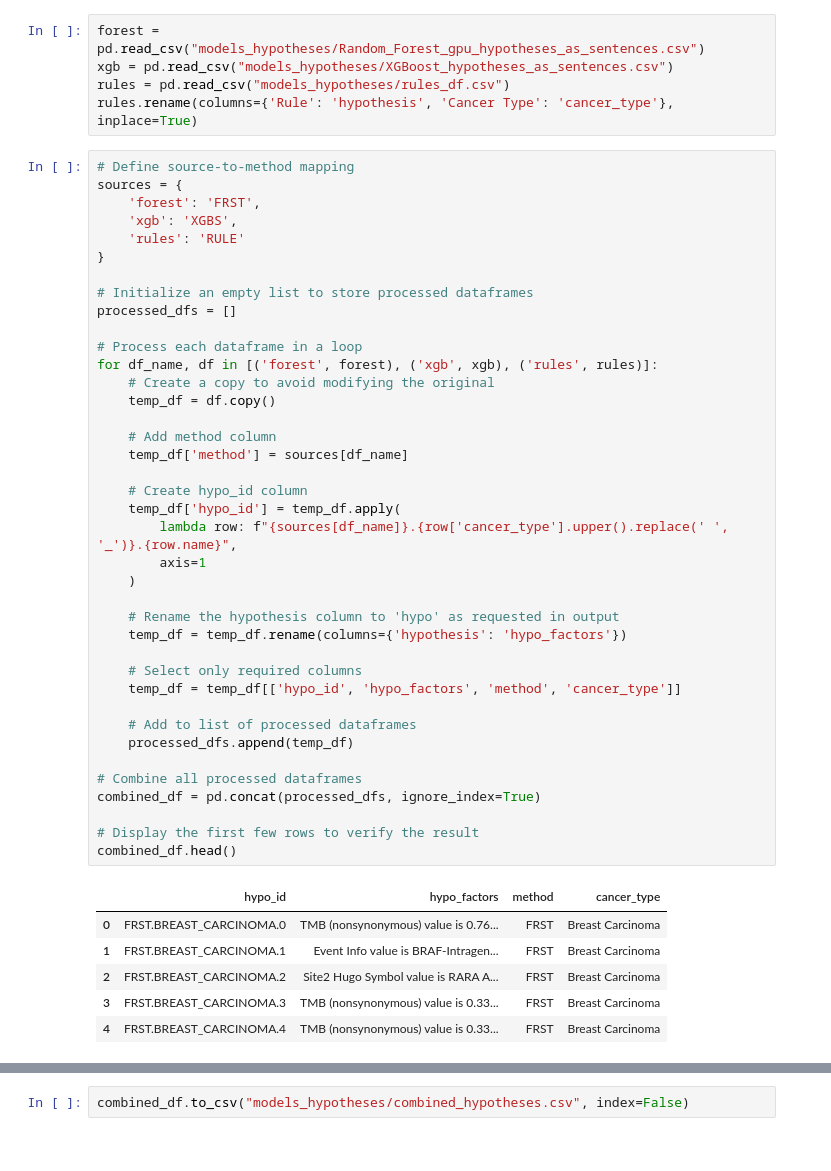
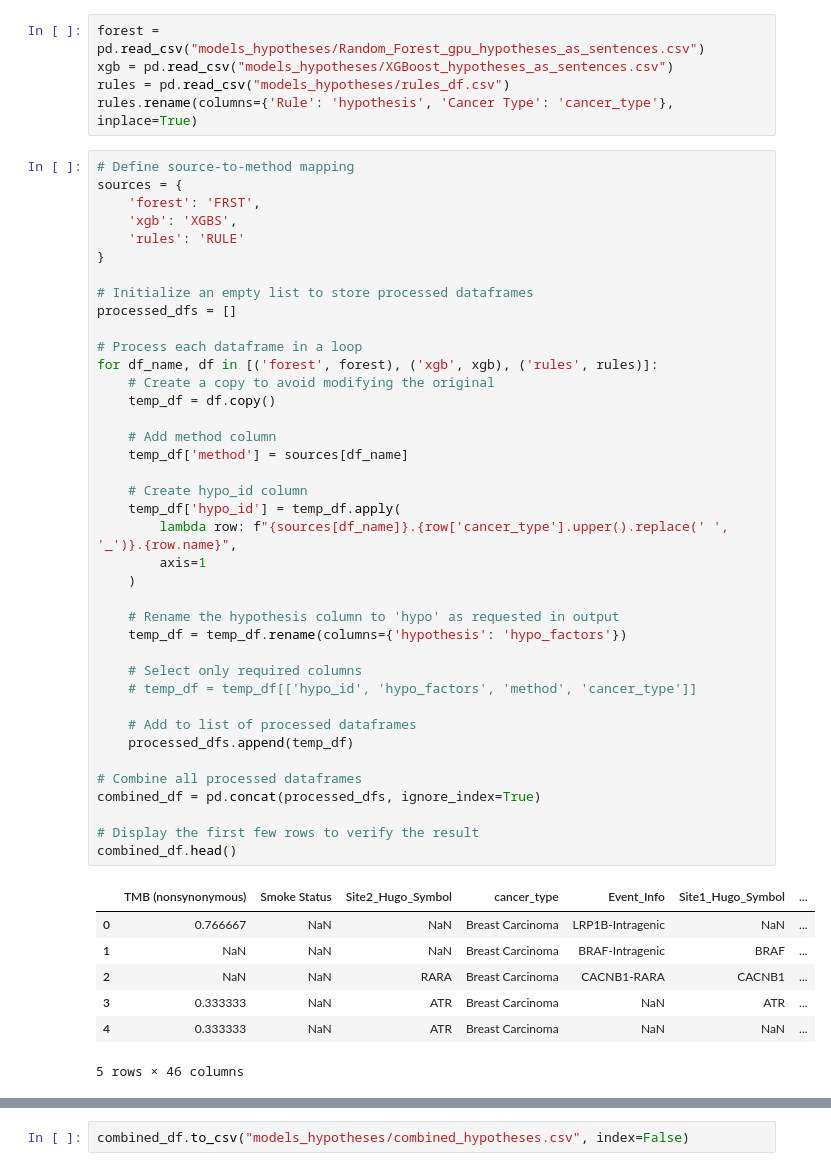
Before and after one commit to Taneun/OncoHypothesis-LLM-Ranker, a Jupyter notebook: pan_cancer/merging_hypo.ipynb, the cells around one changed output, grey strips where cells are left out. Drawn from its saved outputs; the diff is of its cells as text.

```diff
--- a/pan_cancer/merging_hypo.ipynb
+++ b/pan_cancer/merging_hypo.ipynb
@@ -17,38 +17,39 @@ sources = {
 processed_dfs = []
 
 # Process each dataframe in a loop
 for df_name, df in [('forest', forest), ('xgb', xgb), ('rules', rules)]:
     # Create a copy to avoid modifying the original
     temp_df = df.copy()
 
     # Add method column
     temp_df['method'] = sources[df_name]
 
     # Create hypo_id column
     temp_df['hypo_id'] = temp_df.apply(
         lambda row: f"{sources[df_name]}.{row['cancer_type'].upper().replace(' ', '_')}.{row.name}",
         axis=1
     )
 
     # Rename the hypothesis column to 'hypo' as requested in output
     temp_df = temp_df.rename(columns={'hypothesis': 'hypo_factors'})
 
     # Select only required columns
-    temp_df = temp_df[['hypo_id', 'hypo_factors', 'method', 'cancer_type']]
+    # temp_df = temp_df[['hypo_id', 'hypo_factors', 'method', 'cancer_type']]
 
     # Add to list of processed dataframes
     processed_dfs.append(temp_df)
 
 # Combine all processed dataframes
 combined_df = pd.concat(processed_dfs, ignore_index=True)
 
 # Display the first few rows to verify the result
 combined_df.head()
 # %% [output]
-|  | hypo_id | hypo_factors | method | cancer_type |
-| 0 | FRST.BREAST_CARCINOMA.0 | TMB (nonsynonymous) value is 0.76... | FRST | Breast Carcinoma |
-| 1 | FRST.BREAST_CARCINOMA.1 | Event Info value is BRAF-Intragen... | FRST | Breast Carcinoma |
-| 2 | FRST.BREAST_CARCINOMA.2 | Site2 Hugo Symbol value is RARA A... | FRST | Breast Carcinoma |
-| 3 | FRST.BREAST_CARCINOMA.3 | TMB (nonsynonymous) value is 0.33... | FRST | Breast Carcinoma |
-| 4 | FRST.BREAST_CARCINOMA.4 | TMB (nonsynonymous) value is 0.33... | FRST | Breast Carcinoma |
+|  | TMB (nonsynonymous) | Smoke Status | Site2_Hugo_Symbol | cancer_type | Event_Info | Site1_Hugo_Symbol | ... |
+| 0 | 0.766667 | NaN | NaN | Breast Carcinoma | LRP1B-Intragenic | NaN | ... |
+| 1 | NaN | NaN | NaN | Breast Carcinoma | BRAF-Intragenic | BRAF | ... |
+| 2 | NaN | NaN | RARA | Breast Carcinoma | CACNB1-RARA | CACNB1 | ... |
+| 3 | 0.333333 | NaN | ATR | Breast Carcinoma | NaN | ATR | ... |
+| 4 | 0.333333 | NaN | ATR | Breast Carcinoma | NaN | NaN | ... |
+5 rows × 46 columns
 # %%
```
Also changed, not shown: parts of 2 cells of this notebook, 2 other files.
